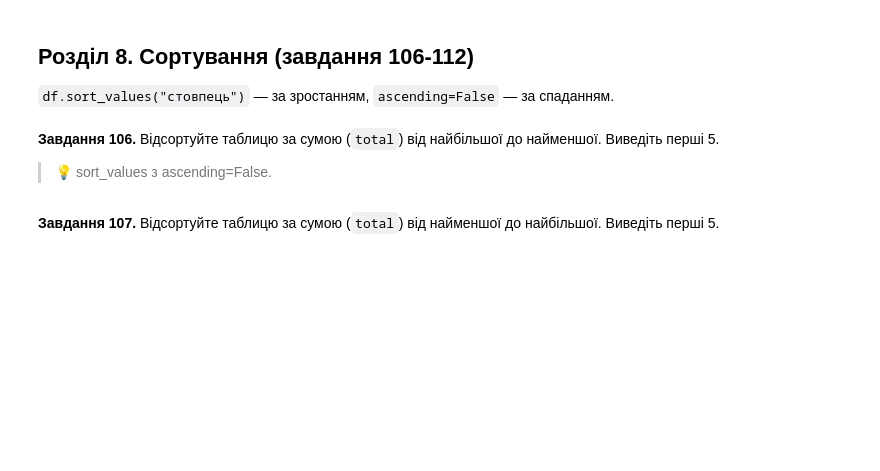
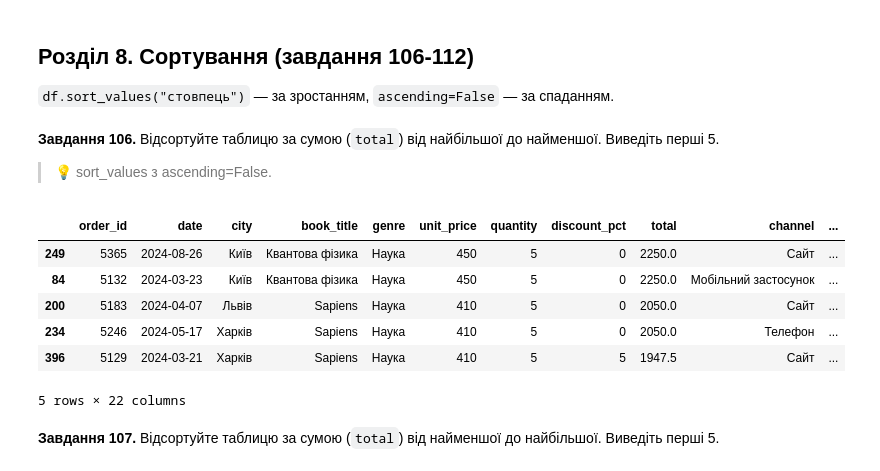
Before and after one commit to ParusSlava/DTA_2026, a Jupyter notebook: homework/26_05_26_nazar_pandas_practice_120.ipynb, the cells around one changed output. Cells and saved outputs as stored; diff of their text form; code cells hidden in the pictures; blank space fills up the shorter version.

```diff
--- a/homework/26_05_26_nazar_pandas_practice_120.ipynb
+++ b/homework/26_05_26_nazar_pandas_practice_120.ipynb
@@ -1671,6 +1671,15 @@ df.head(3)
 > 💡 sort_values з ascending=False.
 # %%
 # Завдання 106:
+df.sort_values("total", ascending = False).head()
+# %% [output]
+|  | order_id | date | city | book_title | genre | unit_price | quantity | discount_pct | total | channel | ... |
+| 249 | 5365 | 2024-08-26 | Київ | Квантова фізика | Наука | 450 | 5 | 0 | 2250.0 | Сайт | ... |
+| 84 | 5132 | 2024-03-23 | Київ | Квантова фізика | Наука | 450 | 5 | 0 | 2250.0 | Мобільний застосунок | ... |
+| 200 | 5183 | 2024-04-07 | Львів | Sapiens | Наука | 410 | 5 | 0 | 2050.0 | Сайт | ... |
+| 234 | 5246 | 2024-05-17 | Харків | Sapiens | Наука | 410 | 5 | 0 | 2050.0 | Телефон | ... |
+| 396 | 5129 | 2024-03-21 | Харків | Sapiens | Наука | 410 | 5 | 5 | 1947.5 | Сайт | ... |
+5 rows × 22 columns
 # %% [markdown]
 **Завдання 107.** Відсортуйте таблицю за сумою (`total`) від найменшої до найбільшої. Виведіть перші 5.
 # %%
```
Also changed, not shown: parts of 16 cells of this notebook.
